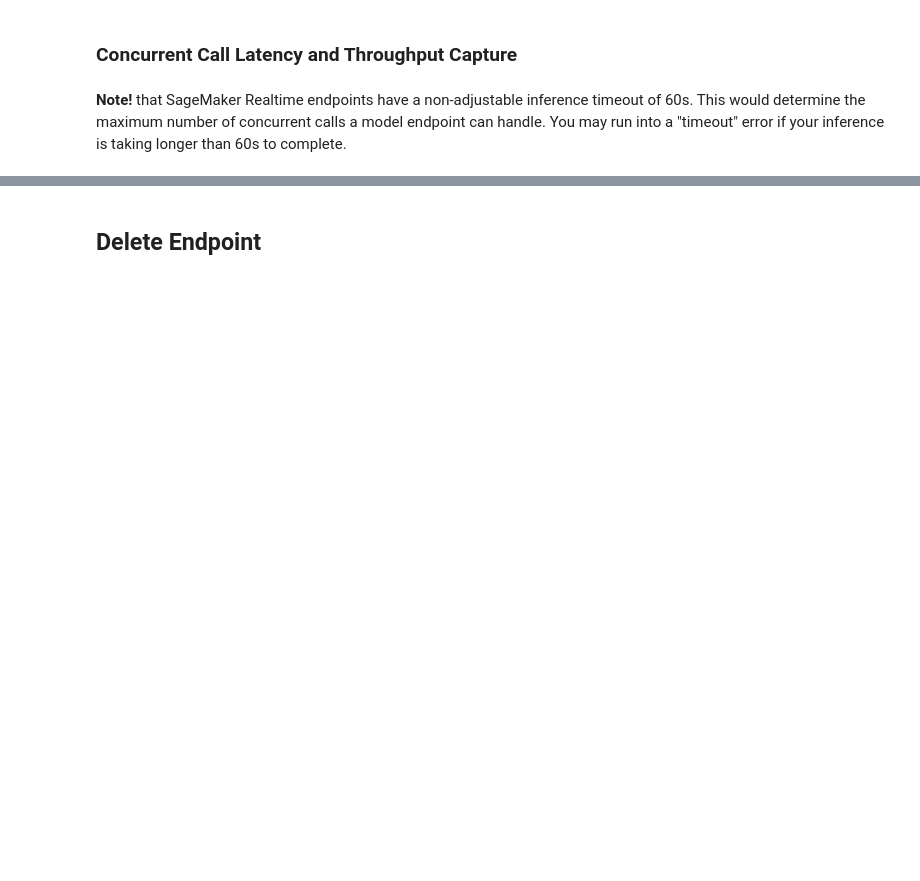
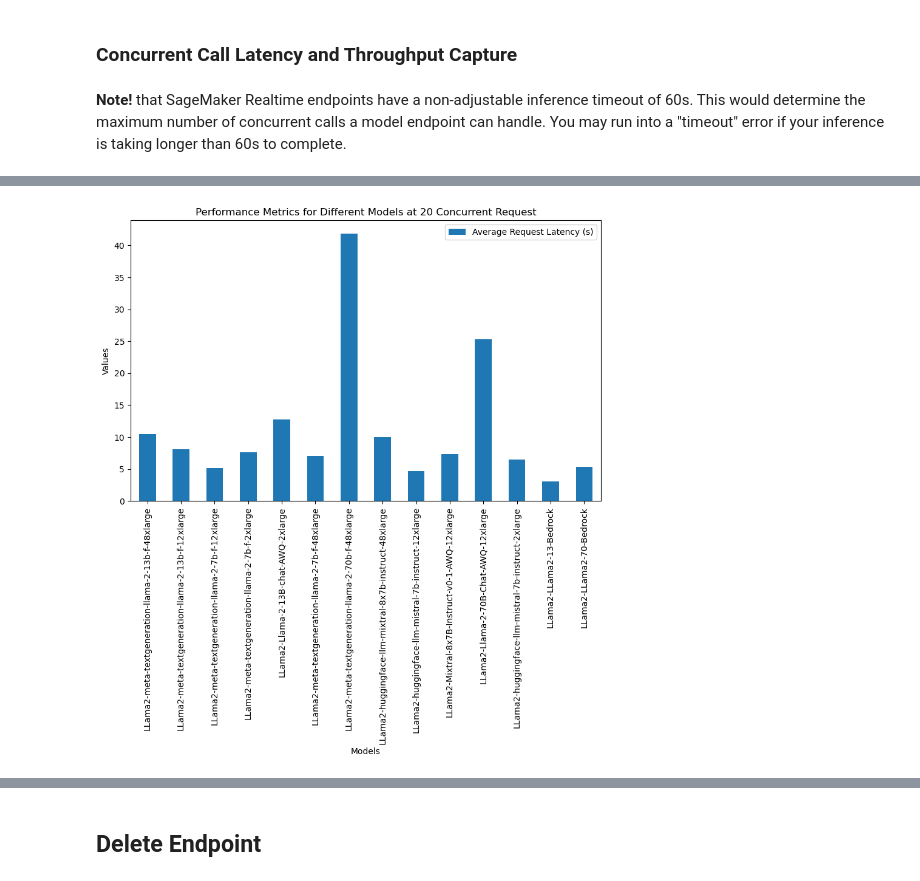
Before and after one commit to faynxe/Llama2BechMark, a Jupyter notebook: LLAMA2-BenchMark.ipynb, the cells around one changed output, grey strips where cells are left out. Saved outputs shown, nothing was run; the diff lists cells and outputs as text; code cells hidden in the pictures; blank space fills up the shorter version.

```diff
--- a/LLAMA2-BenchMark.ipynb
+++ b/LLAMA2-BenchMark.ipynb
@@ -308,3 +395,19 @@ plt.show()
+# %%
+# Plotting the DataFrame
+fig, ax = plt.subplots(figsize=(10, 6))
+
+# Bar plot for each model
+df.plot(kind='bar', x='model', y=['Average Request Latency (s)'], ax=ax)
+
+# Adding labels and title
+ax.set_ylabel('Values')
+ax.set_xlabel('Models')
+plt.title(f'Performance Metrics for Different Models at {num_parallel_requests} Concurrent Request')
+
+# Show the plot
+plt.show()
+# %% [output]
+[figure, added]
 # %%
 fig, ax = plt.subplots(figsize=(10, 6))
 
```
Also changed, not shown: parts of 16 cells of this notebook.
